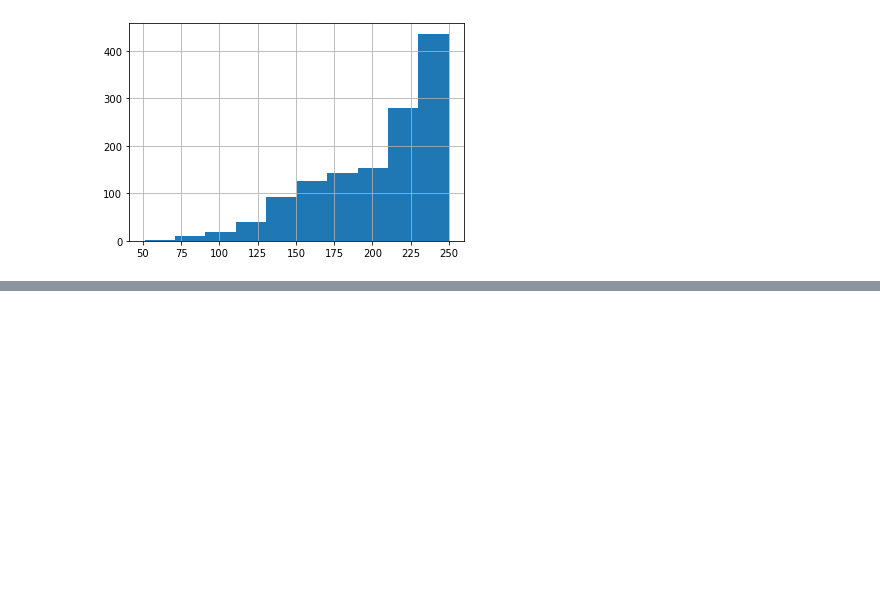
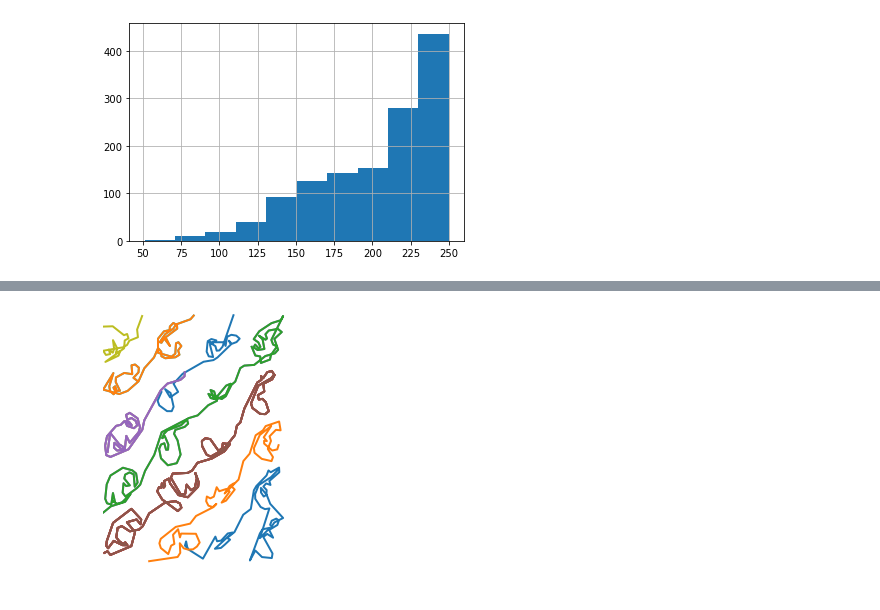
Before and after one commit to andrewlook/notebooks, a Jupyter notebook: nbs/jupyter/20240311_dataset_review.ipynb, the cells around one changed output, grey strips where cells are left out. Drawn from its saved outputs; the diff is of its cells as text; code cells hidden in the pictures; blank space fills up the shorter version.

```diff
--- a/nbs/jupyter/20240311_dataset_review.ipynb
+++ b/nbs/jupyter/20240311_dataset_review.ipynb
@@ -159,0 +185,4 @@ df0.num_points.hist(ax=ax2)
+# %%
+plot_strokes(deltas_to_strokes(train3[9]))
+# %% [output]
+[figure, added]
```
Also changed, not shown: parts of 9 cells of this notebook, 5 other files.
